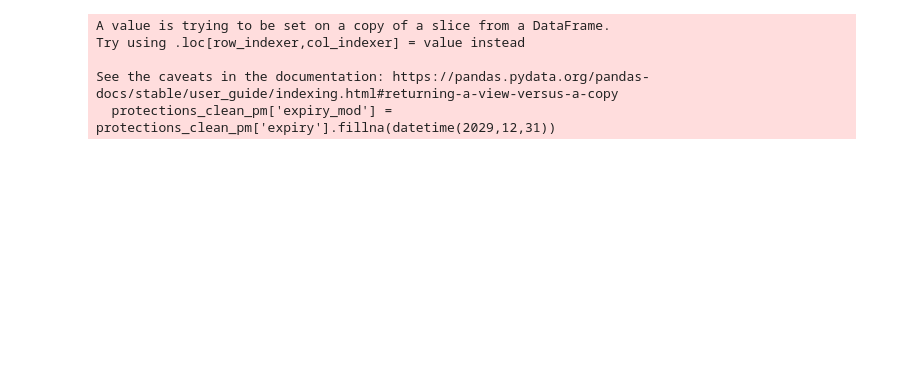
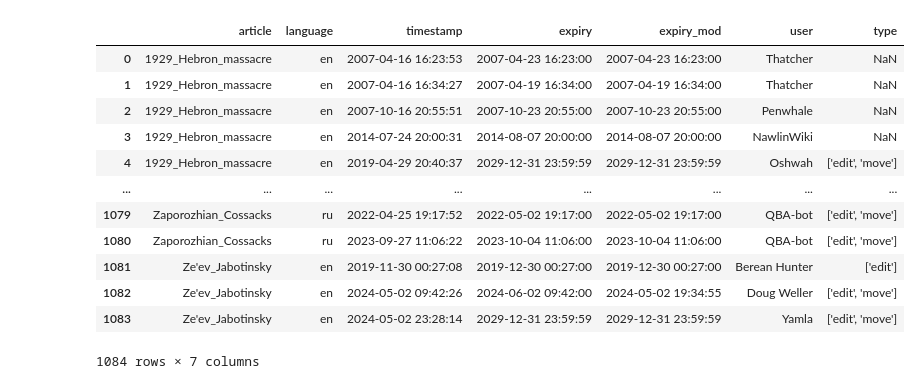
Before and after one commit to Rrisko/WikiEdits, a Jupyter notebook: code/protection_analysis.ipynb, the cells around one changed output. Saved outputs shown, nothing was run; the diff lists cells and outputs as text; code cells hidden in the pictures; blank space fills up the shorter version.

```diff
--- a/code/protection_analysis.ipynb
+++ b/code/protection_analysis.ipynb
@@ -74,19 +41,33 @@ protections_all[protections_all['title'] == 'Robert E. Lee']
 # %%
-protections_clean_pm = protections_all[(protections_all['action'] != 'unprotect') & (protections_all['action'] != 'move_prot')]
+protections_clean_pm = protections_all[(protections_all['action'] != 'unprotect')].sort_values(['article', 'language', 'timestamp'], ascending=[True, True, True]) # & (protections_all['action'] != 'move_prot')
 protections_clean_u = protections_all[protections_all['action'] == 'unprotect']
-#protections_clean_pm['expiry_mod'] = protections_clean_pm['expiry']
+
 protections_clean_pm['expiry_mod'] = protections_clean_pm['expiry'].fillna(datetime(2029,12,31))
-protections_clean_pm
+protections_clean_pm = protections_clean_pm.reset_index()
 
 for index, row in protections_clean_pm.iterrows():
 
     protections_clean_u_al = protections_clean_u[(protections_clean_u['article'] == row['article']) & (protections_clean_u['language'] == row['language'])]
     protections_clean_u_al = protections_clean_u_al[(protections_clean_u_al['timestamp'] > row['timestamp']) & (protections_clean_u_al['timestamp'] < row['expiry_mod'])]
+
+
     if len(protections_clean_u_al) > 0:
+
         protections_clean_pm.at[index, 'expiry_mod'] = protections_clean_u_al['timestamp'].min()
+
+protections_cleaned = protections_clean_pm[['article', 'language', 'timestamp', 'expiry', 'expiry_mod', 'user', 'type']].sort_values(['article', 'language', 'timestamp'], ascending=[True, True, True], ignore_index=True)
+protections_cleaned
 # %% [output]
+|  | article | language | timestamp | expiry | expiry_mod | user | type |
+| 0 | 1929_Hebron_massacre | en | 2007-04-16 16:23:53 | 2007-04-23 16:23:00 | 2007-04-23 16:23:00 | Thatcher | NaN |
+| 1 | 1929_Hebron_massacre | en | 2007-04-16 16:34:27 | 2007-04-19 16:34:00 | 2007-04-19 16:34:00 | Thatcher | NaN |
+| 2 | 1929_Hebron_massacre | en | 2007-10-16 20:55:51 | 2007-10-23 20:55:00 | 2007-10-23 20:55:00 | Penwhale | NaN |
+| 3 | 1929_Hebron_massacre | en | 2014-07-24 20:00:31 | 2014-08-07 20:00:00 | 2014-08-07 20:00:00 | NawlinWiki | NaN |
+| 4 | 1929_Hebron_massacre | en | 2019-04-29 20:40:37 | 2029-12-31 23:59:59 | 2029-12-31 23:59:59 | Oshwah | ['edit', 'move'] |
+| ... | ... | ... | ... | ... | ... | ... | ... |
+| 1079 | Zaporozhian_Cossacks | ru | 2022-04-25 19:17:52 | 2022-05-02 19:17:00 | 2022-05-02 19:17:00 | QBA-bot | ['edit', 'move'] |
+| 1080 | Zaporozhian_Cossacks | ru | 2023-09-27 11:06:22 | 2023-10-04 11:06:00 | 2023-10-04 11:06:00 | QBA-bot | ['edit', 'move'] |
+| 1081 | Ze'ev_Jabotinsky | en | 2019-11-30 00:27:08 | 2019-12-30 00:27:00 | 2019-12-30 00:27:00 | Berean Hunter | ['edit'] |
+| 1082 | Ze'ev_Jabotinsky | en | 2024-05-02 09:42:26 | 2024-06-02 09:42:00 | 2024-05-02 19:34:55 | Doug Weller | ['edit', 'move'] |
+| 1083 | Ze'ev_Jabotinsky | en | 2024-05-02 23:28:14 | 2029-12-31 23:59:59 | 2029-12-31 23:59:59 | Yamla | ['edit', 'move'] |
-A value is trying to be set on a copy of a slice from a DataFrame.
-Try using .loc[row_indexer,col_indexer] = value instead
-
-See the caveats in the documentation: https://pandas.pydata.org/pandas-docs/stable/user_guide/indexing.html#returning-a-view-versus-a-copy
-  protections_clean_pm['expiry_mod'] = protections_clean_pm['expiry'].fillna(datetime(2029,12,31))
+1084 rows × 7 columns
```
Also changed, not shown: parts of 26 cells of this notebook.
